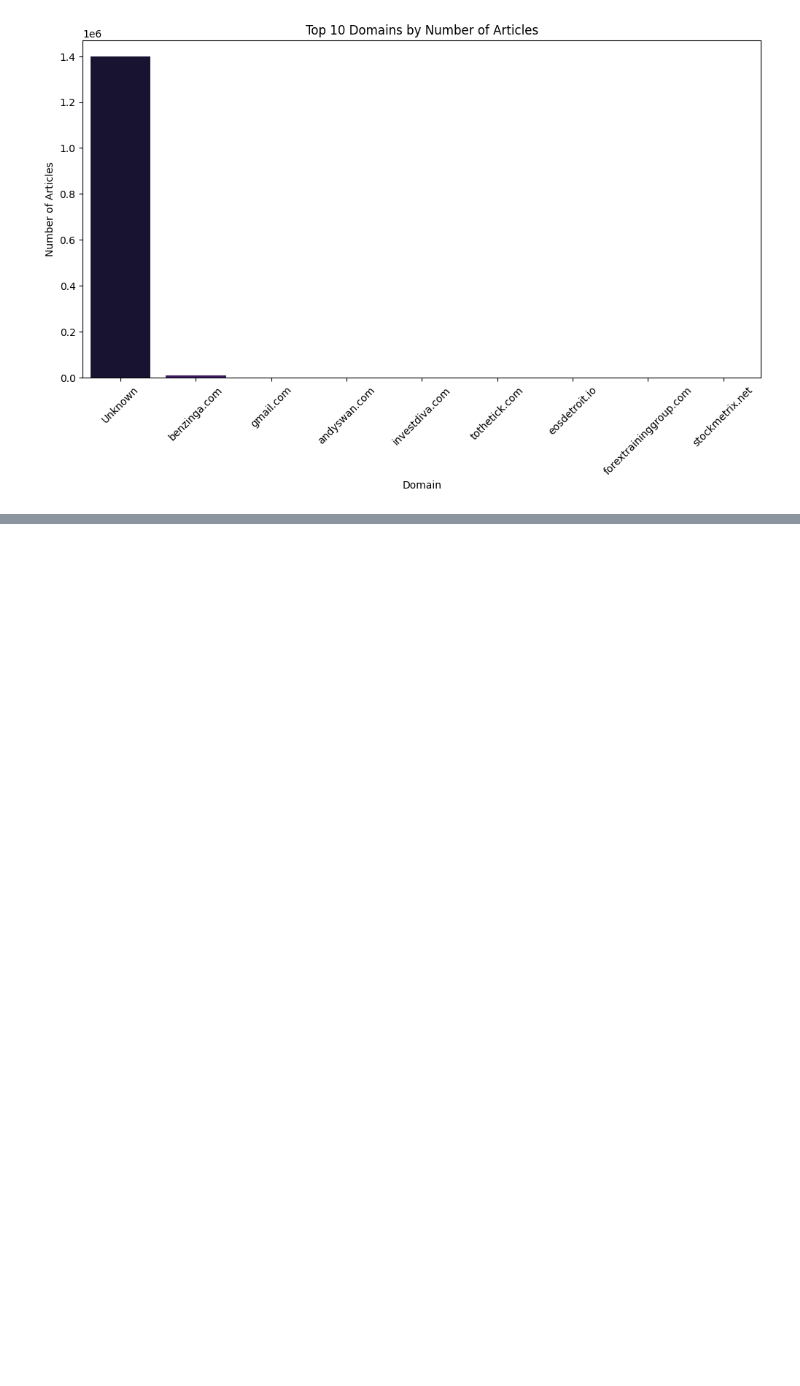
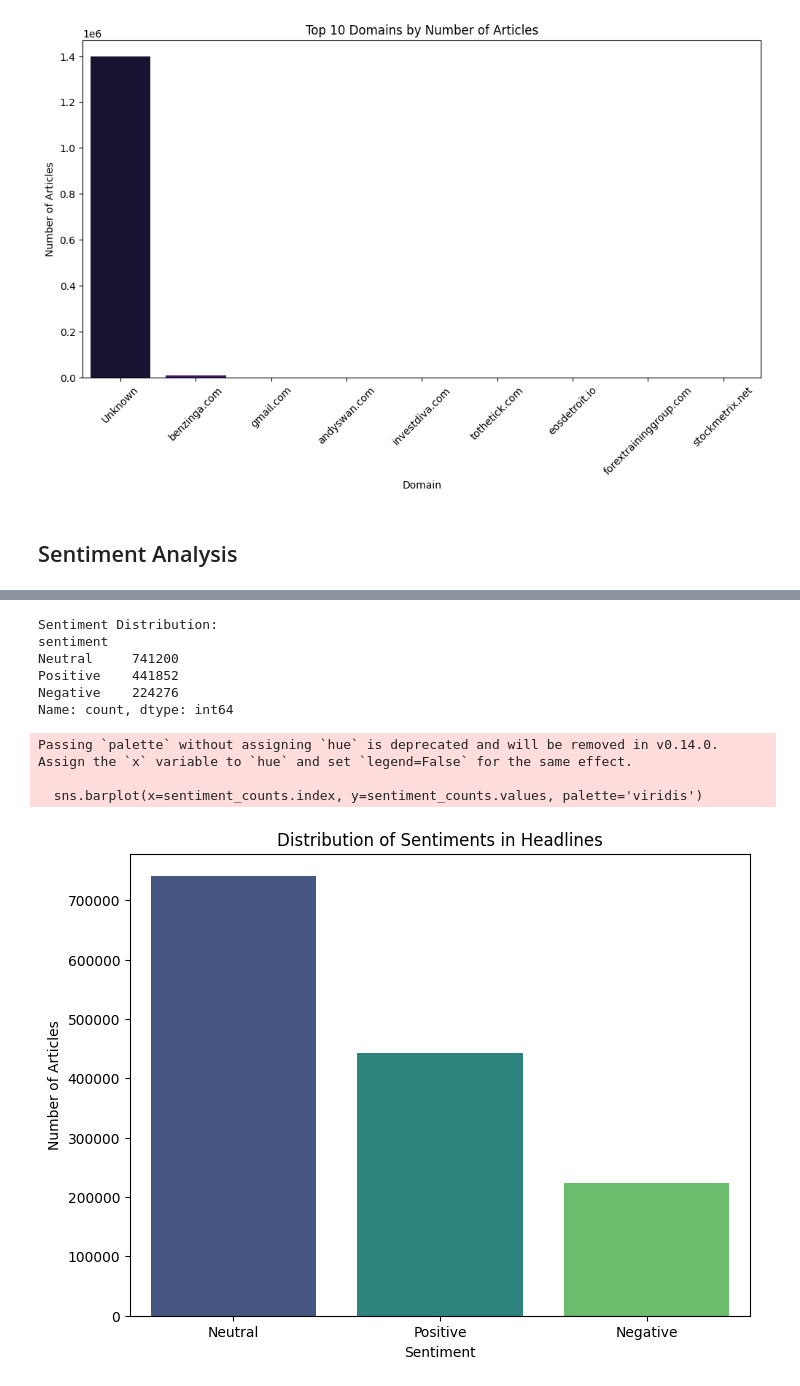
Before and after one commit to yohannestayez/Financial-News-and-Stock-Price-Integration, a Jupyter notebook: notebooks/Analysis1.ipynb, the cells around one changed output, grey strips where cells are left out. Drawn from its saved outputs; the diff is of its cells as text; code cells hidden in the pictures; blank space fills up the shorter version.

Commit message:
Sentiment analysis and topic modelling

```diff
--- a/notebooks/Analysis1.ipynb
+++ b/notebooks/Analysis1.ipynb
@@ -334,3 +335,49 @@ Passing `palette` without assigning `hue` is deprecated and will be removed in v
 
   sns.barplot(x=domain_counts.head(10).index, y=domain_counts.head(10).values, palette='magma')
 [figure]
+# %% [markdown]
+## Sentiment Analysis
+# %%
+import pandas as pd
+import matplotlib.pyplot as plt
+import seaborn as sns
+import nltk
+from nltk.sentiment.vader import SentimentIntensityAnalyzer
+
+# Download the VADER lexicon
+nltk.download('vader_lexicon')
+nltk.download('stopwords')
+
+# Load the CSV file into a Pandas DataFrame
+df = pd.read_csv(r'C:\Users\Toshiba\Desktop\Kifiya AIM 1\Week 1\Data\raw_analyst_ratings.csv\raw_analyst_ratings.csv')
+
+# Convert the date column to datetime format
+df['date'] = pd.to_datetime(df['date'], format='%Y-%m-%d %H:%M:%S%z', errors='coerce')
+
+# Sentiment Analysis using VADER
+analyzer = SentimentIntensityAnalyzer()
+
+def analyze_sentiment_vader(text):
+    sentiment = analyzer.polarity_scores(text)
+    if sentiment['compound'] > 0.05:
+        return 'Positive'
+    elif sentiment['compound'] < -0.05:
+        return 'Negative'
+    else:
+        return 'Neutral'
+
+df['sentiment'] = df['headline'].apply(analyze_sentiment_vader)
+
+# Count the number of articles by sentiment
+sentiment_counts = df['sentiment'].value_counts()
+print("\nSentiment Distribution:")
+print(sentiment_counts)
+
+# Visualize the sentiment distribution
+plt.figure(figsize=(8, 6))
+sns.barplot(x=sentiment_counts.index, y=sentiment_counts.values, palette='viridis')
+plt.title('Distribution of Sentiments in Headlines')
+plt.xlabel('Sentiment')
+plt.ylabel('Number of Articles')
+plt.show()
+# %% [output]
@@ -336,0 +390,10 @@ Passing `palette` without assigning `hue` is deprecated and will be removed in v
+Sentiment Distribution:
+sentiment
+Neutral     741200
+Positive    441852
+Negative    224276
+Name: count, dtype: int64
+Passing `palette` without assigning `hue` is deprecated and will be removed in v0.14.0. Assign the `x` variable to `hue` and set `legend=False` for the same effect.
+
+  sns.barplot(x=sentiment_counts.index, y=sentiment_counts.values, palette='viridis')
+[figure, added]
```
Also changed, not shown: parts of 8 cells of this notebook, 2 other files.
